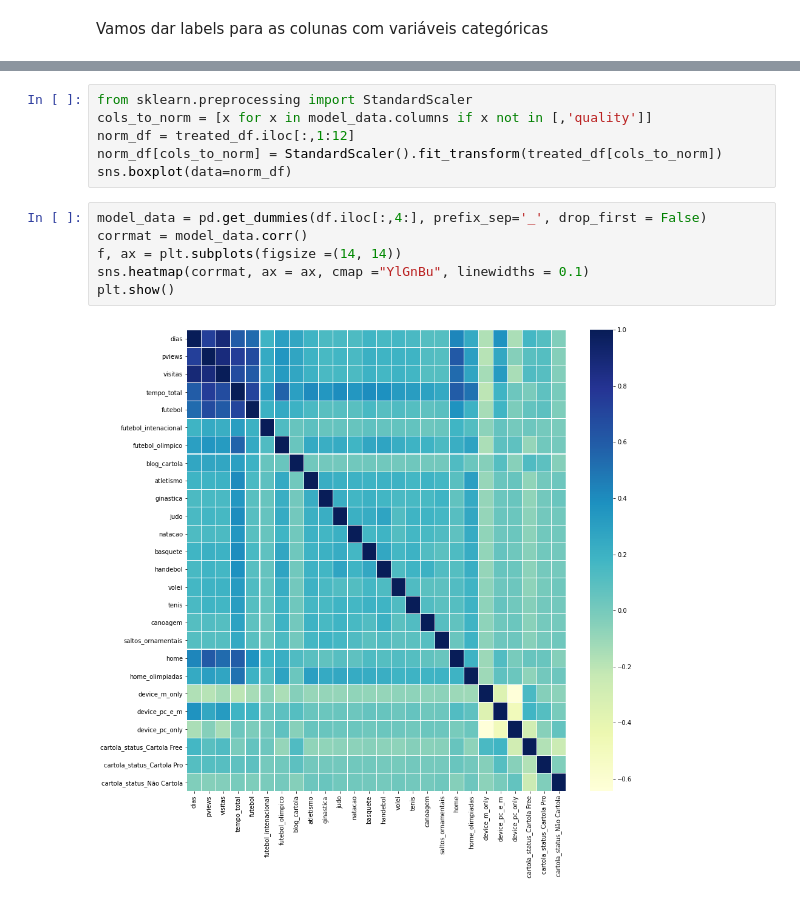
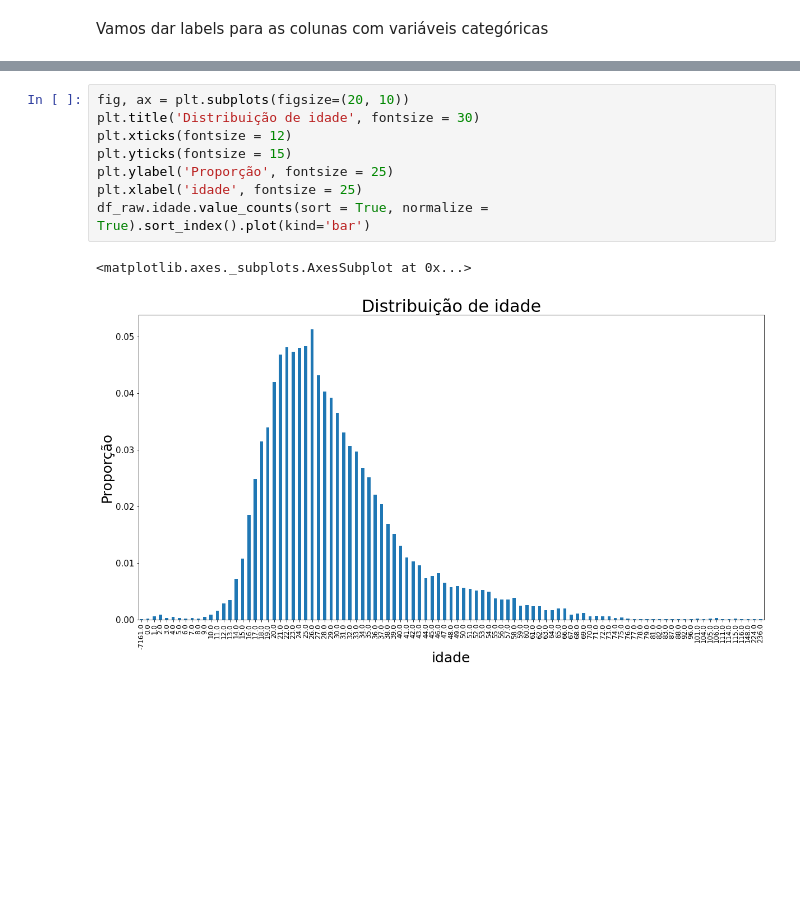
Before and after one commit to luizgmonteiro/proc-globo, a Jupyter notebook: análise.ipynb, the cells around one changed output, grey strips where cells are left out. Saved outputs shown, nothing was run; the diff lists cells and outputs as text; blank space fills up the shorter version.

```diff
--- a/análise.ipynb
+++ b/análise.ipynb
@@ -154,14 +74,11 @@ model_data.describe()
-# %%
-from sklearn.preprocessing import StandardScaler
-cols_to_norm = [x for x in model_data.columns if x not in [,'quality']]
-norm_df = treated_df.iloc[:,1:12]
-norm_df[cols_to_norm] = StandardScaler().fit_transform(treated_df[cols_to_norm])
-sns.boxplot(data=norm_df)
-# %%
-model_data = pd.get_dummies(df.iloc[:,4:], prefix_sep='_', drop_first = False)
-corrmat = model_data.corr()
-f, ax = plt.subplots(figsize =(14, 14))
-sns.heatmap(corrmat, ax = ax, cmap ="YlGnBu", linewidths = 0.1)
-plt.show()
-# %% [output]
-[figure, removed]
+# %%
+fig, ax = plt.subplots(figsize=(20, 10))
+plt.title('Distribuição de idade', fontsize = 30)
+plt.xticks(fontsize = 12)
+plt.yticks(fontsize = 15)
+plt.ylabel('Proporção', fontsize = 25)
+plt.xlabel('idade', fontsize = 25)
+df_raw.idade.value_counts(sort = True, normalize = True).sort_index().plot(kind='bar')
+# %% [output]
+<matplotlib.axes._subplots.AxesSubplot at 0x...>
+[figure, added]
```
Also changed, not shown: parts of 43 cells of this notebook.
